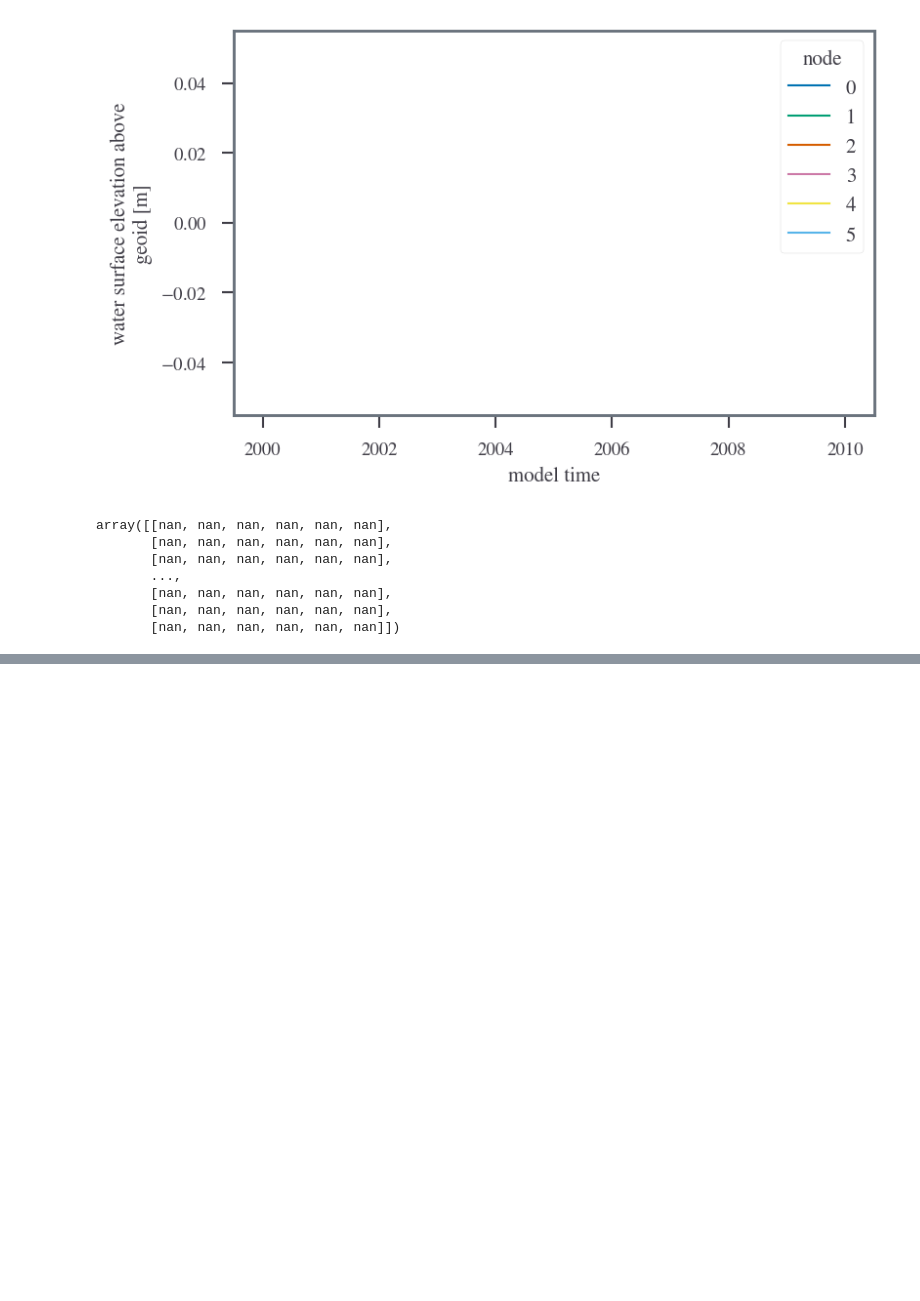
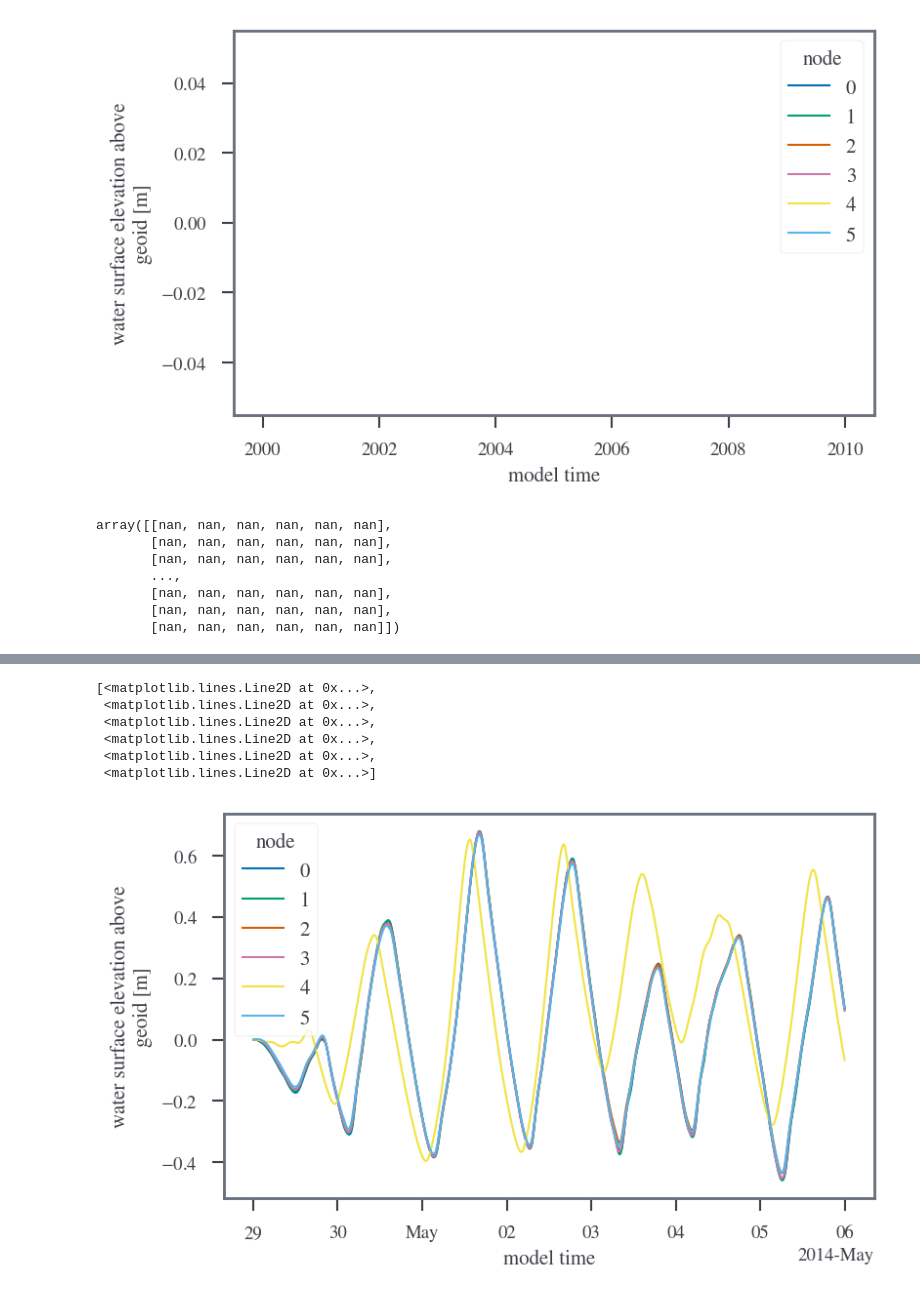
Before and after one commit to sdat2/PotentialHeight, a Jupyter notebook: ipynb/tides.ipynb, the cells around one changed output, grey strips where cells are left out. Saved outputs shown, nothing was run; the diff lists cells and outputs as text; code cells hidden in the pictures; blank space fills up the shorter version.

```diff
--- a/ipynb/tides.ipynb
+++ b/ipynb/tides.ipynb
@@ -135,0 +186,2 @@ fm.zeta.values
+# %%
+f63 = xr_loader("../../NWS13ex/fort.63.nc")
@@ -135,0 +190,3 @@ fm.zeta.values
+# %%
+new_indices = select_edge_indices(f63, NEW_ORLEANS.lon, NEW_ORLEANS.lat, number=10, verbose=True)
+cc_new = f63.isel(node=new_indices).zeta
@@ -135,0 +215,8 @@ fm.zeta.values
+# %%
+def test_file(file):
+    f63 = xr_loader(file)
+    new_indices = select_edge_indices(f63, NEW_ORLEANS.lon, NEW_ORLEANS.lat, number=10, verbose=True)
+    cc_new = f63.isel(node=new_indices).zeta
+    return cc_new
+# %%
+ex_work = test_file("../../NWS13example/fort.63.nc")
@@ -135,0 +231,10 @@ fm.zeta.values
+# %%
+ex_work.plot.line(x="time")
+# %% [output]
+[<matplotlib.lines.Line2D at 0x...>,
+ <matplotlib.lines.Line2D at 0x...>,
+ <matplotlib.lines.Line2D at 0x...>,
+ <matplotlib.lines.Line2D at 0x...>,
+ <matplotlib.lines.Line2D at 0x...>,
+ <matplotlib.lines.Line2D at 0x...>]
+[figure, added]
```
Also changed, not shown: parts of 36 cells of this notebook, 2 other files.
